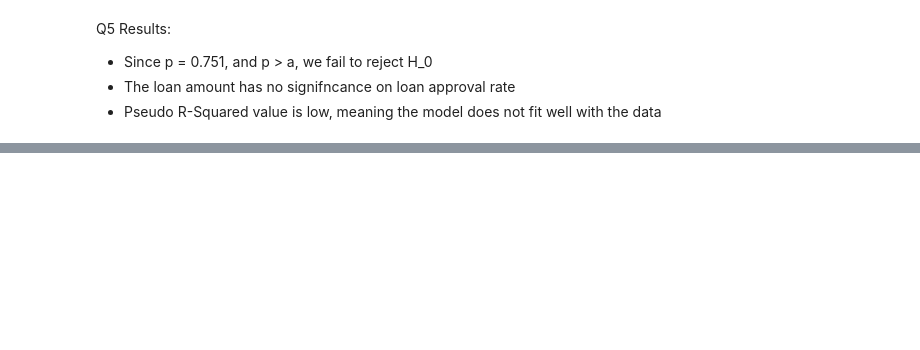
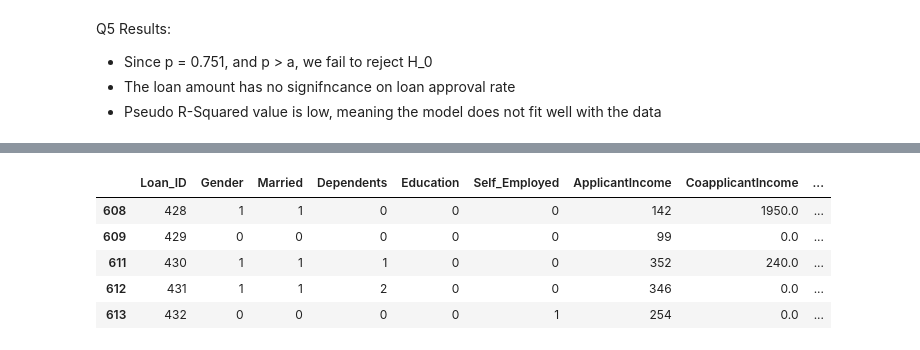
Before and after one commit to EdwinNgui/SmartLoans, a Jupyter notebook: backend/notebooks/analysis.ipynb, the cells around one changed output, grey strips where cells are left out. Saved outputs shown, nothing was run; the diff lists cells and outputs as text; code cells hidden in the pictures; blank space fills up the shorter version.

```diff
--- a/backend/notebooks/analysis.ipynb
+++ b/backend/notebooks/analysis.ipynb
@@ -663,0 +738,15 @@ Q5 Results:
+# %%
+le = LabelEncoder() # From sklearn, converts non-numerical items into numbers
+# Relabels to make everything all numbers
+for col in data.columns:
+    if data[col].dtype != np.number:
+        data[col] = le.fit_transform(data[col])
+# %%
+data.tail()
+# %% [output]
+|  | Loan_ID | Gender | Married | Dependents | Education | Self_Employed | ApplicantIncome | CoapplicantIncome | ... |
+| 608 | 428 | 1 | 1 | 0 | 0 | 0 | 142 | 1950.0 | ... |
+| 609 | 429 | 0 | 0 | 0 | 0 | 0 | 99 | 0.0 | ... |
+| 611 | 430 | 1 | 1 | 1 | 0 | 0 | 352 | 240.0 | ... |
+| 612 | 431 | 1 | 1 | 2 | 0 | 0 | 346 | 0.0 | ... |
+| 613 | 432 | 0 | 0 | 0 | 0 | 1 | 254 | 0.0 | ... |
```
Also changed, not shown: parts of 19 cells of this notebook.
